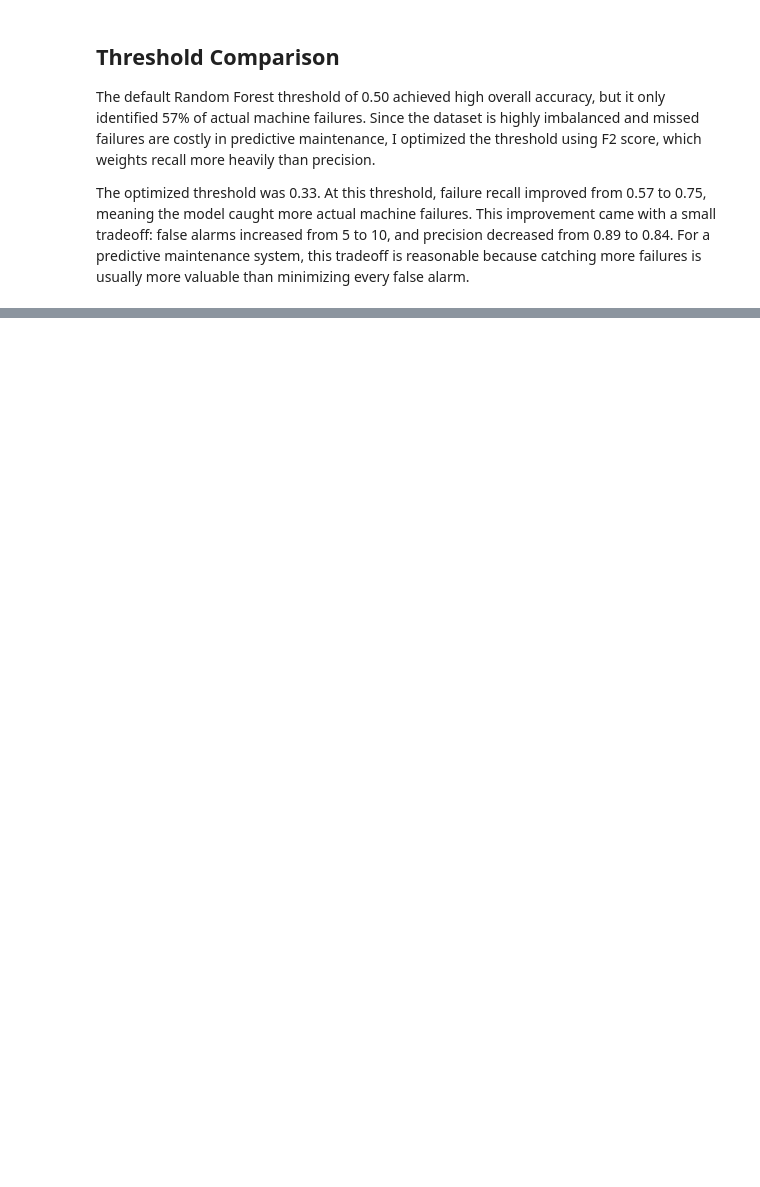
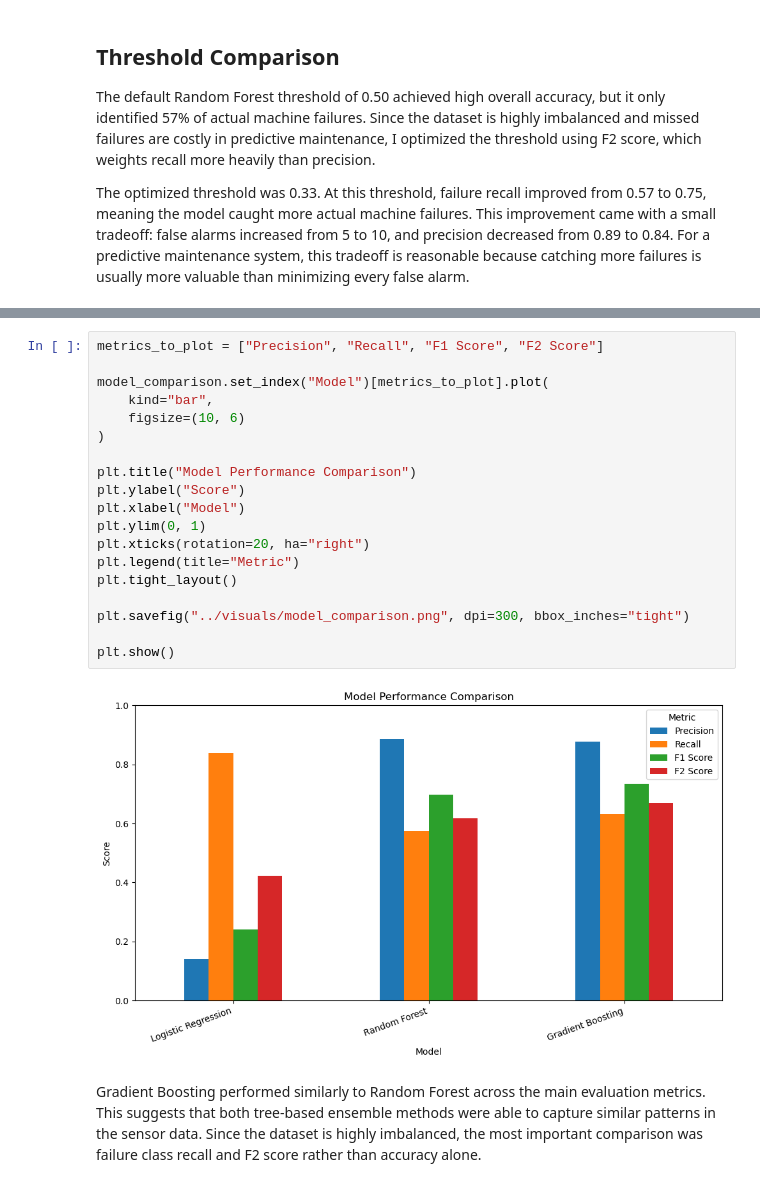
Before and after one commit to makayla-chou/predictive-maintenance, a Jupyter notebook: notebooks/predictive-maintenance.ipynb, the cells around one changed output, grey strips where cells are left out. Cells and saved outputs as stored; diff of their text form; blank space fills up the shorter version.

```diff
--- a/notebooks/predictive-maintenance.ipynb
+++ b/notebooks/predictive-maintenance.ipynb
@@ -445,0 +539,23 @@ The optimized threshold was 0.33. At this threshold, failure recall improved fro
+# %%
+metrics_to_plot = ["Precision", "Recall", "F1 Score", "F2 Score"]
+
+model_comparison.set_index("Model")[metrics_to_plot].plot(
+    kind="bar",
+    figsize=(10, 6)
+)
+
+plt.title("Model Performance Comparison")
+plt.ylabel("Score")
+plt.xlabel("Model")
+plt.ylim(0, 1)
+plt.xticks(rotation=20, ha="right")
+plt.legend(title="Metric")
+plt.tight_layout()
+
+plt.savefig("../visuals/model_comparison.png", dpi=300, bbox_inches="tight")
+
+plt.show()
+# %% [output]
+[figure, added]
+# %% [markdown]
+Gradient Boosting performed similarly to Random Forest across the main evaluation metrics. This suggests that both tree-based ensemble methods were able to capture similar patterns in the sensor data. Since the dataset is highly imbalanced, the most important comparison was failure class recall and F2 score rather than accuracy alone.
```
Also changed, not shown: parts of 19 cells of this notebook.
